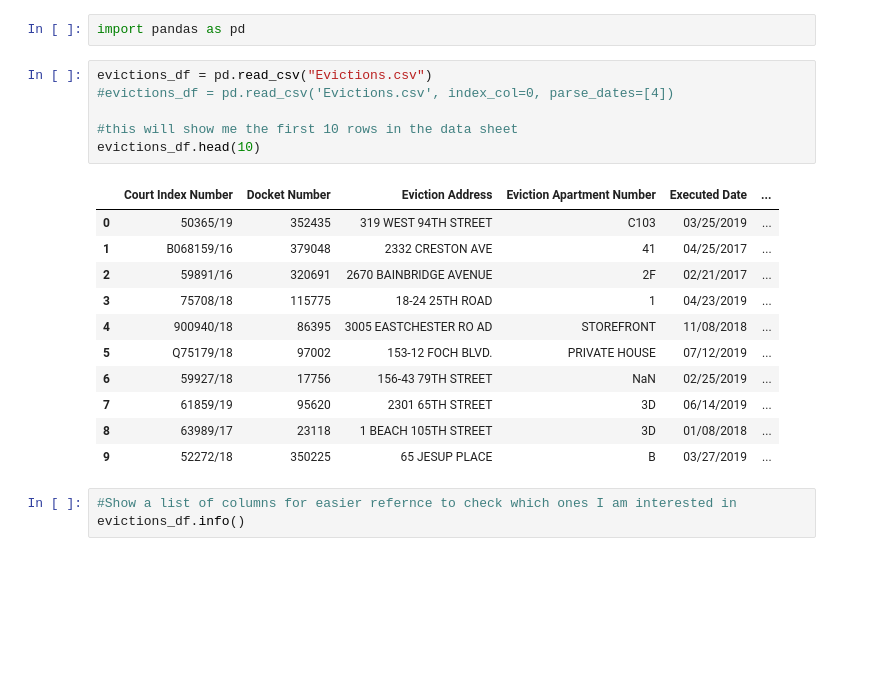
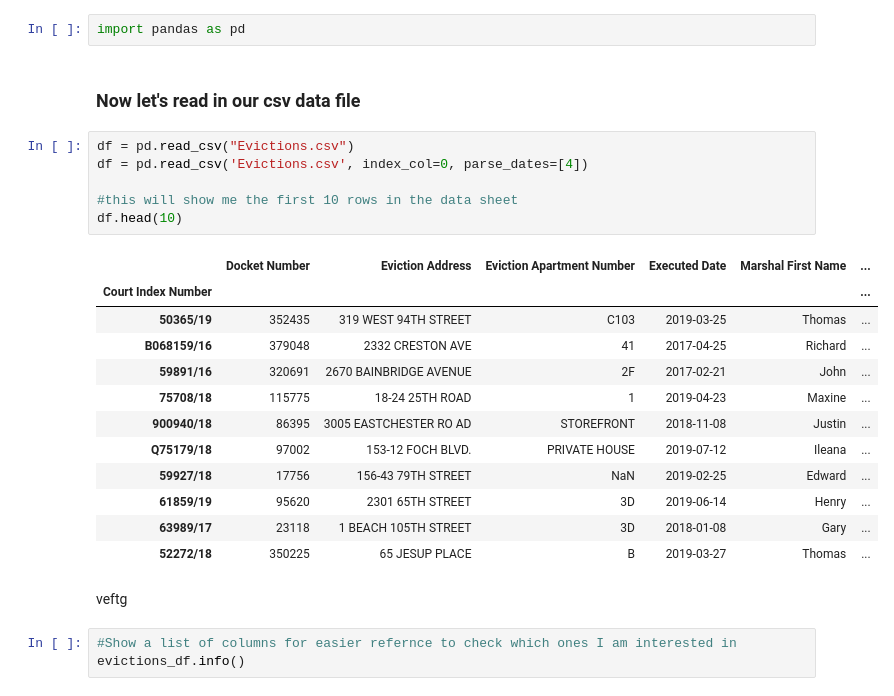
Before and after one commit to mmsouza114/Project01-Evictions, a Jupyter notebook: prepare-clean-explore.ipynb, the cells around one changed output. Drawn from its saved outputs; the diff is of its cells as text; blank space fills up the shorter version.

Commit message:
renamed data file

```diff
--- a/prepare-clean-explore.ipynb
+++ b/prepare-clean-explore.ipynb
@@ -4,24 +4,29 @@
 ### First let's import pandas API
 # %%
 import pandas as pd
+# %% [markdown]
+### Now let's read in our csv data file
 # %%
-evictions_df = pd.read_csv("Evictions.csv")
-#evictions_df = pd.read_csv('Evictions.csv', index_col=0, parse_dates=[4])
+df = pd.read_csv("Evictions.csv")
+df = pd.read_csv('Evictions.csv', index_col=0, parse_dates=[4])
 
 #this will show me the first 10 rows in the data sheet
-evictions_df.head(10)
+df.head(10)
 # %% [output]
-|  | Court Index Number | Docket Number | Eviction Address | Eviction Apartment Number | Executed Date | ... |
-| 0 | 50365/19 | 352435 | 319 WEST 94TH STREET | C103 | 03/25/2019 | ... |
-| 1 | B068159/16 | 379048 | 2332 CRESTON AVE | 41 | 04/25/2017 | ... |
-| 2 | 59891/16 | 320691 | 2670 BAINBRIDGE AVENUE | 2F | 02/21/2017 | ... |
-| 3 | 75708/18 | 115775 | 18-24 25TH ROAD | 1 | 04/23/2019 | ... |
-| 4 | 900940/18 | 86395 | 3005 EASTCHESTER RO AD | STOREFRONT | 11/08/2018 | ... |
-| 5 | Q75179/18 | 97002 | 153-12 FOCH BLVD. | PRIVATE HOUSE | 07/12/2019 | ... |
-| 6 | 59927/18 | 17756 | 156-43 79TH STREET | NaN | 02/25/2019 | ... |
-| 7 | 61859/19 | 95620 | 2301 65TH STREET | 3D | 06/14/2019 | ... |
-| 8 | 63989/17 | 23118 | 1 BEACH 105TH STREET | 3D | 01/08/2018 | ... |
-| 9 | 52272/18 | 350225 | 65 JESUP PLACE | B | 03/27/2019 | ... |
+|  | Docket Number | Eviction Address | Eviction Apartment Number | Executed Date | Marshal First Name | ... |
+| Court Index Number |  |  |  |  |  | ... |
+| 50365/19 | 352435 | 319 WEST 94TH STREET | C103 | 2019-03-25 | Thomas | ... |
+| B068159/16 | 379048 | 2332 CRESTON AVE | 41 | 2017-04-25 | Richard | ... |
+| 59891/16 | 320691 | 2670 BAINBRIDGE AVENUE | 2F | 2017-02-21 | John | ... |
+| 75708/18 | 115775 | 18-24 25TH ROAD | 1 | 2019-04-23 | Maxine | ... |
+| 900940/18 | 86395 | 3005 EASTCHESTER RO AD | STOREFRONT | 2018-11-08 | Justin | ... |
+| Q75179/18 | 97002 | 153-12 FOCH BLVD. | PRIVATE HOUSE | 2019-07-12 | Ileana | ... |
+| 59927/18 | 17756 | 156-43 79TH STREET | NaN | 2019-02-25 | Edward | ... |
+| 61859/19 | 95620 | 2301 65TH STREET | 3D | 2019-06-14 | Henry | ... |
+| 63989/17 | 23118 | 1 BEACH 105TH STREET | 3D | 2018-01-08 | Gary | ... |
+| 52272/18 | 350225 | 65 JESUP PLACE | B | 2019-03-27 | Thomas | ... |
+# %% [markdown]
+veftg
 # %%
 #Show a list of columns for easier refernce to check which ones I am interested in
 evictions_df.info()
```
Also changed, not shown: parts of 25 cells of this notebook.
